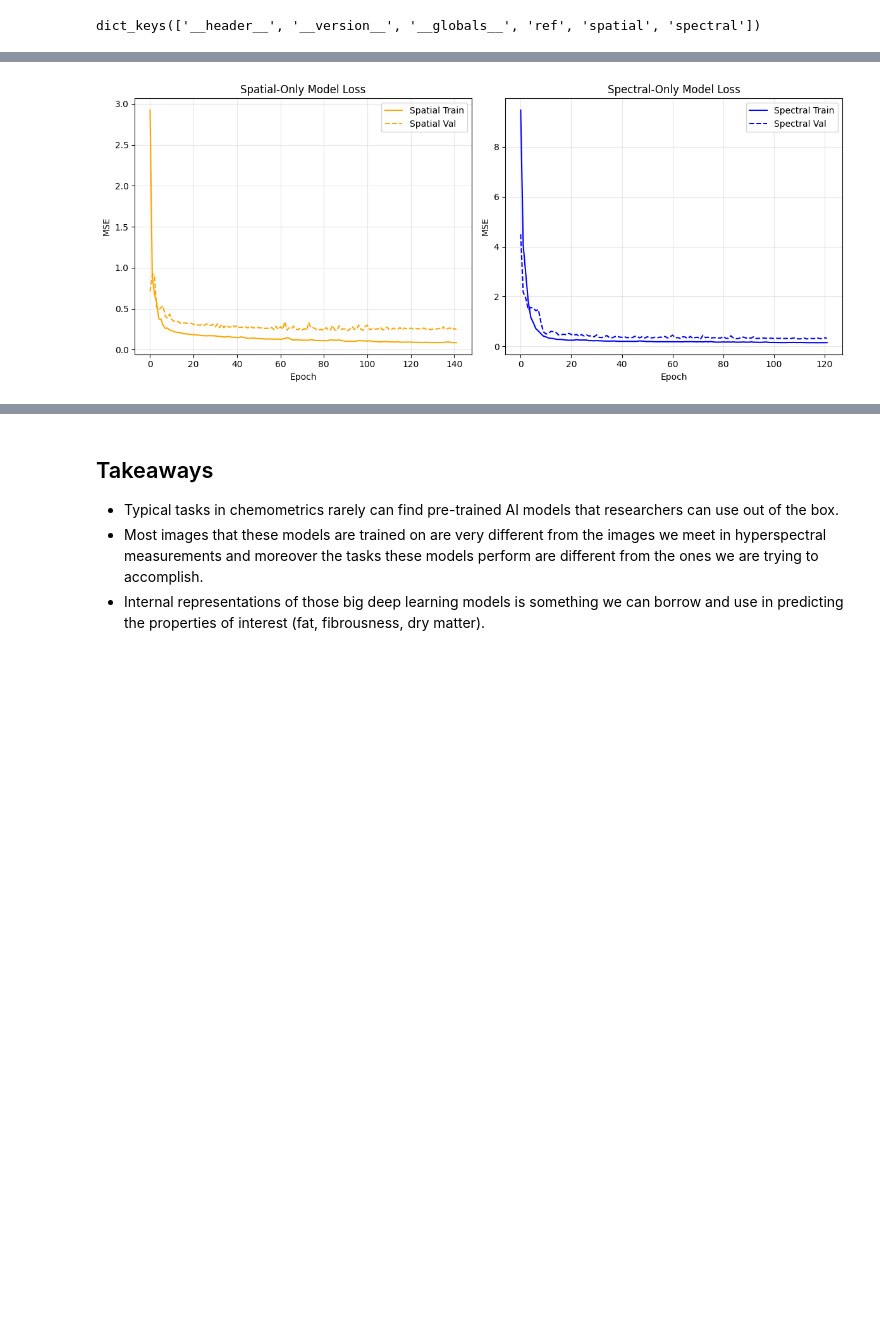
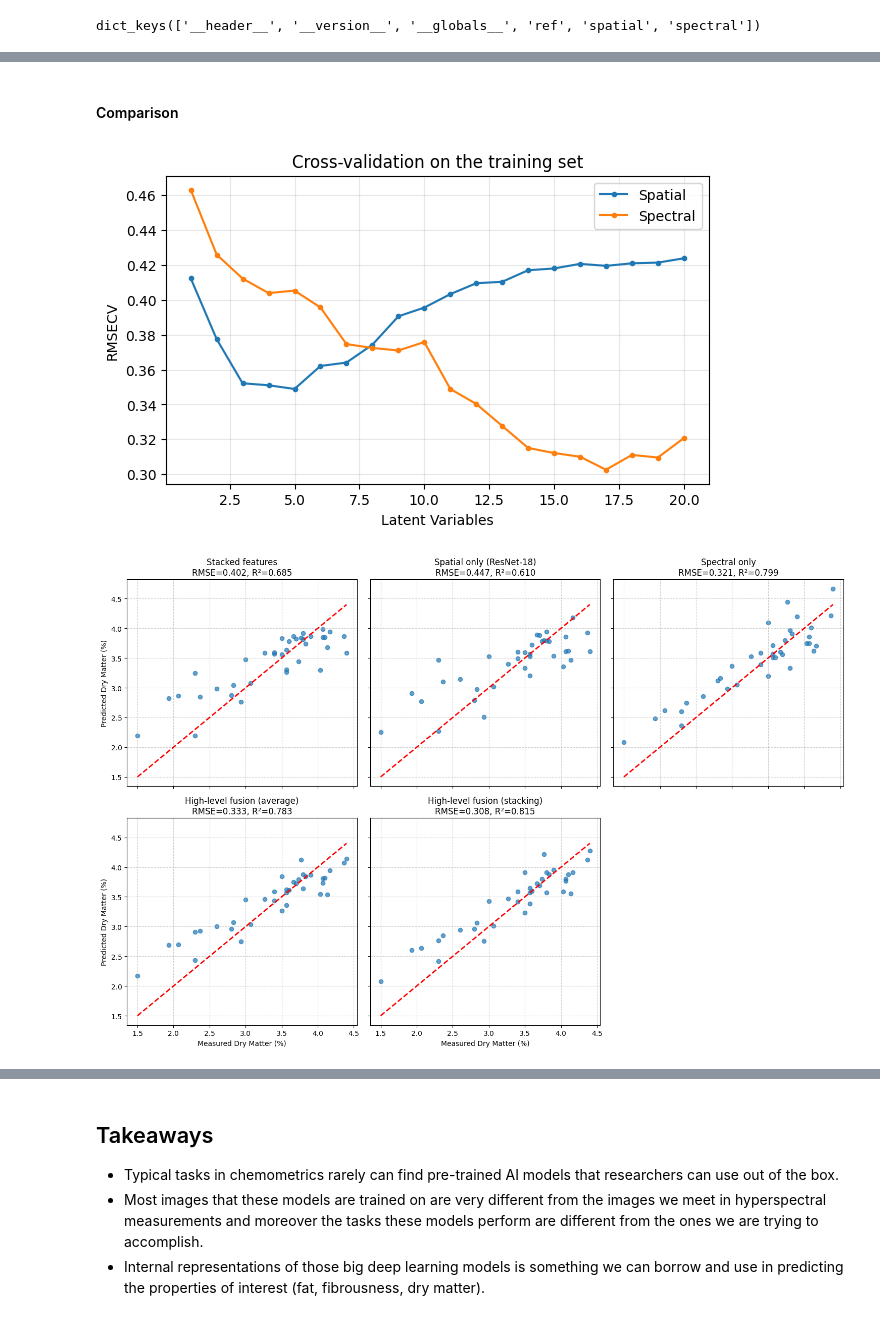
Before and after one commit to LizaGenke/Chemometric-approaches-to-hyperspectral-processing, a Jupyter notebook: 2026/using_pretrained_ai.ipynb, the cells around one changed output, grey strips where cells are left out. Saved outputs shown, nothing was run; the diff lists cells and outputs as text; code cells hidden in the pictures; blank space fills up the shorter version.

```diff
--- a/2026/using_pretrained_ai.ipynb
+++ b/2026/using_pretrained_ai.ipynb
@@ -588,0 +498,10 @@ spectral_only_model.compile(optimizer=tf.keras.optimizers.Adam(learning_rate=ini
+# %%
+pls_spatial, rmsecv_spatial = fit_pls(X_spatial_train, y_train)
+pls_spectral, rmsecv_spectral = fit_pls(X_spectral_train, y_train)
+print(f"Spatial:  {pls_spatial.n_components} LVs")
+print(f"Spectral: {pls_spectral.n_components} LVs\n")
+
+y_test_spatial = pls_spatial.predict(X_spatial_test).ravel()
+y_test_spectral = pls_spectral.predict(X_spectral_test).ravel()
+evaluate('Spatial only (ResNet-18)', y_test_spatial)
+evaluate('Spectral only', y_test_spectral)
@@ -622,40 +535,30 @@ Epoch 122: ReduceLROnPlateau reducing learning rate to 0.0002500000118743628.
-# %%
-# Saved training curves are shown if training was skipped or stopped
-history_spatial_curves = history_spatial.history if 'history_spatial' in globals() else load_history('spatial_model')
-history_spectral_curves = history_spectral.history if 'history_spectral' in globals() else load_history('spectral_model')
-
-plt.figure(figsize=(12, 5))
-
-plt.subplot(1, 2, 1)
-plt.plot(history_spatial_curves['loss'], label='Spatial Train', color='orange')
-plt.plot(history_spatial_curves['val_loss'], label='Spatial Val', color='orange', linestyle='--')
-plt.title('Spatial-Only Model Loss')
-plt.xlabel('Epoch')
-plt.ylabel('MSE')
-plt.legend()
-plt.grid(True, alpha=0.3)
-
-plt.subplot(1, 2, 2)
-plt.plot(history_spectral_curves['loss'], label='Spectral Train', color='blue')
-plt.plot(history_spectral_curves['val_loss'], label='Spectral Val', color='blue', linestyle='--')
-plt.title('Spectral-Only Model Loss')
-plt.xlabel('Epoch')
-plt.ylabel('MSE')
-plt.legend()
-plt.grid(True, alpha=0.3)
-
-plt.tight_layout()
-plt.show()
-# %% [output]
-[figure, removed]
+# %% [markdown]
+#### Comparison
 # %%
-spatial_only_model = tf.keras.models.load_model(f'{data_path}/spatial_model.keras')
-spectral_only_model = tf.keras.models.load_model(f'{data_path}/spectral_model.keras')
+plt.figure(figsize=(7, 4))
+for name, rmsecv in [('Spatial', rmsecv_spatial), ('Spectral', rmsecv_spectral)]:
+    plt.plot(range(1, len(rmsecv) + 1), rmsecv, '.-', label=name)
+plt.xlabel('Latent Variables')
+plt.ylabel('RMSECV')
+plt.title('Cross-validation on the training set')
+plt.legend()
+plt.grid(True, alpha=0.3)
+plt.show()
 
-# Validation set predictions (used for determining fusion weights)
-y_val_pred_spatial = spatial_only_model.predict(X_spatial_val, verbose=0).ravel()
-y_val_pred_spectral = spectral_only_model.predict(X_spectral_val, verbose=0).ravel()
-
-# Test set predictions
-y_test_pred_spatial = spatial_only_model.predict(X_spatial_test, verbose=0).ravel()
-y_test_pred_spectral = spectral_only_model.predict(X_spectral_test, verbose=0).ravel()
+fig, axes = plt.subplots(2, 3, figsize=(15, 10), sharex=True, sharey=True)
+lims = [y_test.min(), y_test.max()]
+for ax, (name, (y_pred, rmse, r2)) in zip(axes.ravel(), results.items()):
+    ax.scatter(y_test, y_pred, alpha=0.7)
+    ax.plot(lims, lims, 'r--', linewidth=2)
+    ax.set_title(f'{name}\nRMSE={rmse:.3f}, R²={r2:.3f}')
+    ax.grid(True, linestyle='--', alpha=0.6)
+axes[1, 2].axis('off')  # 5 models, 6 panels
+for ax in axes[1]:
+    ax.set_xlabel('Measured Dry Matter (%)')
+for ax in axes[:, 0]:
+    ax.set_ylabel('Predicted Dry Matter (%)')
+plt.tight_layout()
+plt.show()
+# %% [output]
+[figure, added]
+[figure, added]
```
Also changed, not shown: parts of 24 cells of this notebook.
